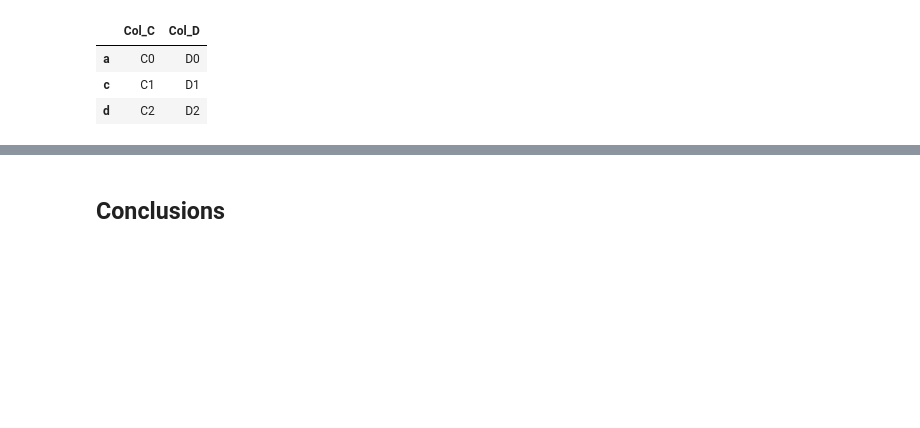
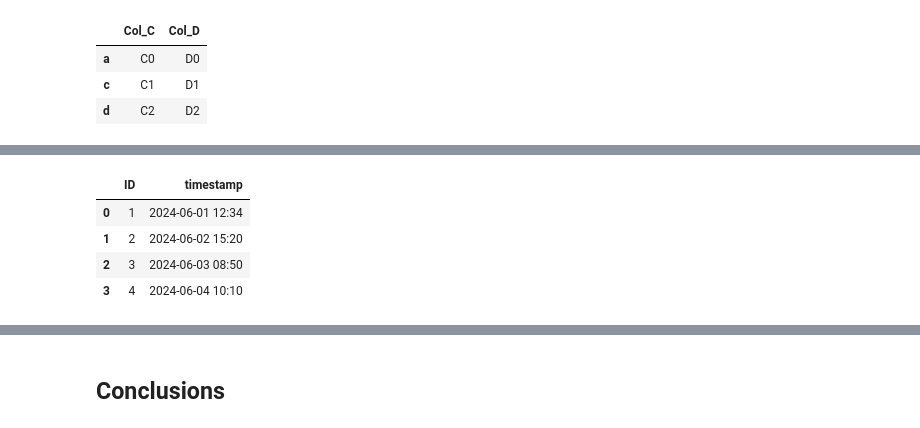
Before and after one commit to Goliath-Research/Introduction-to-Data-Science, a Jupyter notebook: 04-Introduction to Pandas/07-Concatenate, Merge, Join.ipynb, the cells around one changed output, grey strips where cells are left out. Cells and saved outputs as stored; diff of their text form; code cells hidden in the pictures; blank space fills up the shorter version.

```diff
--- a/04-Introduction to Pandas/07-Concatenate, Merge, Join.ipynb
+++ b/04-Introduction to Pandas/07-Concatenate, Merge, Join.ipynb
@@ -339,0 +379,15 @@ right.join(left, how='inner')
+# %%
+# Create the orders DataFrame
+orders = pd.DataFrame(
+    {
+        'ID': [1, 2, 3, 4],
+        'timestamp': ['2024-06-01 12:34', '2024-06-02 15:20', '2024-06-03 08:50', '2024-06-04 10:10']
+    }
+)
+orders
+# %% [output]
+|  | ID | timestamp |
+| 0 | 1 | 2024-06-01 12:34 |
+| 1 | 2 | 2024-06-02 15:20 |
+| 2 | 3 | 2024-06-03 08:50 |
+| 3 | 4 | 2024-06-04 10:10 |
```
Also changed, not shown: parts of 36 cells of this notebook.
